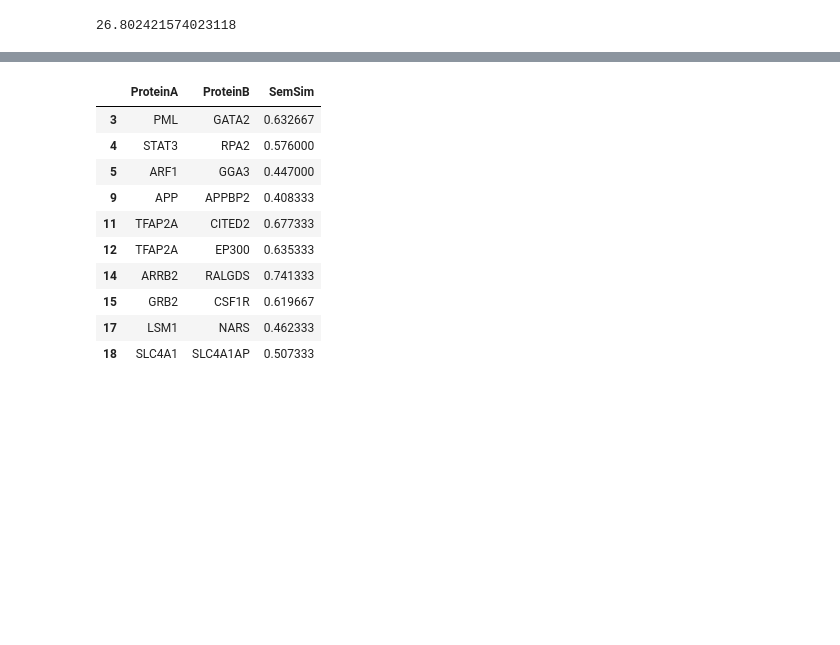
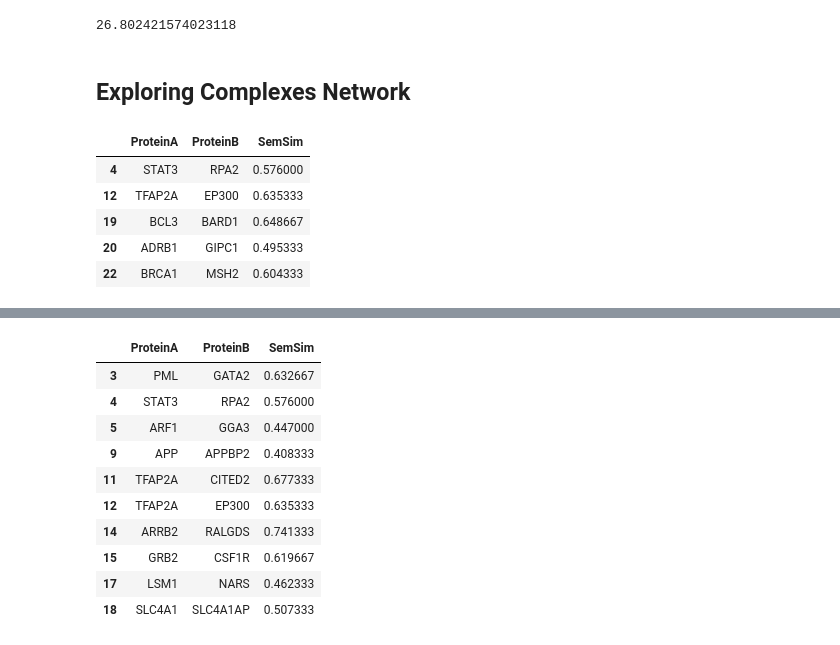
Before and after one commit to mehdimerbah/TDA-PPIN, a Jupyter notebook: preprocessing/BioGrid_Human_EDA_DataPreprocessing.ipynb, the cells around one changed output, grey strips where cells are left out. Saved outputs shown, nothing was run; the diff lists cells and outputs as text; code cells hidden in the pictures; blank space fills up the shorter version.

```diff
--- a/preprocessing/EDA_DataPreprocessing.ipynb
+++ b/preprocessing/BioGrid_Human_EDA_DataPreprocessing.ipynb
@@ -215,3 +215,15 @@ len(biogrid_cmplxs_outliers)
 print(974/3634*100)
 # %% [output]
 26.802421574023118
+# %% [markdown]
+## Exploring Complexes Network
+# %%
+cmplxs_exclusive_net_df = ppi_df[(ppi_df['ProteinA'].isin(complexes_single_proteins)) & (ppi_df['ProteinB'].isin(complexes_single_proteins))]
+cmplxs_exclusive_net_df.head()
+# %% [output]
+|  | ProteinA | ProteinB | SemSim |
+| 4 | STAT3 | RPA2 | 0.576000 |
+| 12 | TFAP2A | EP300 | 0.635333 |
+| 19 | BCL3 | BARD1 | 0.648667 |
+| 20 | ADRB1 | GIPC1 | 0.495333 |
+| 22 | BRCA1 | MSH2 | 0.604333 |
```
Also changed, not shown: parts of 7 cells of this notebook.
